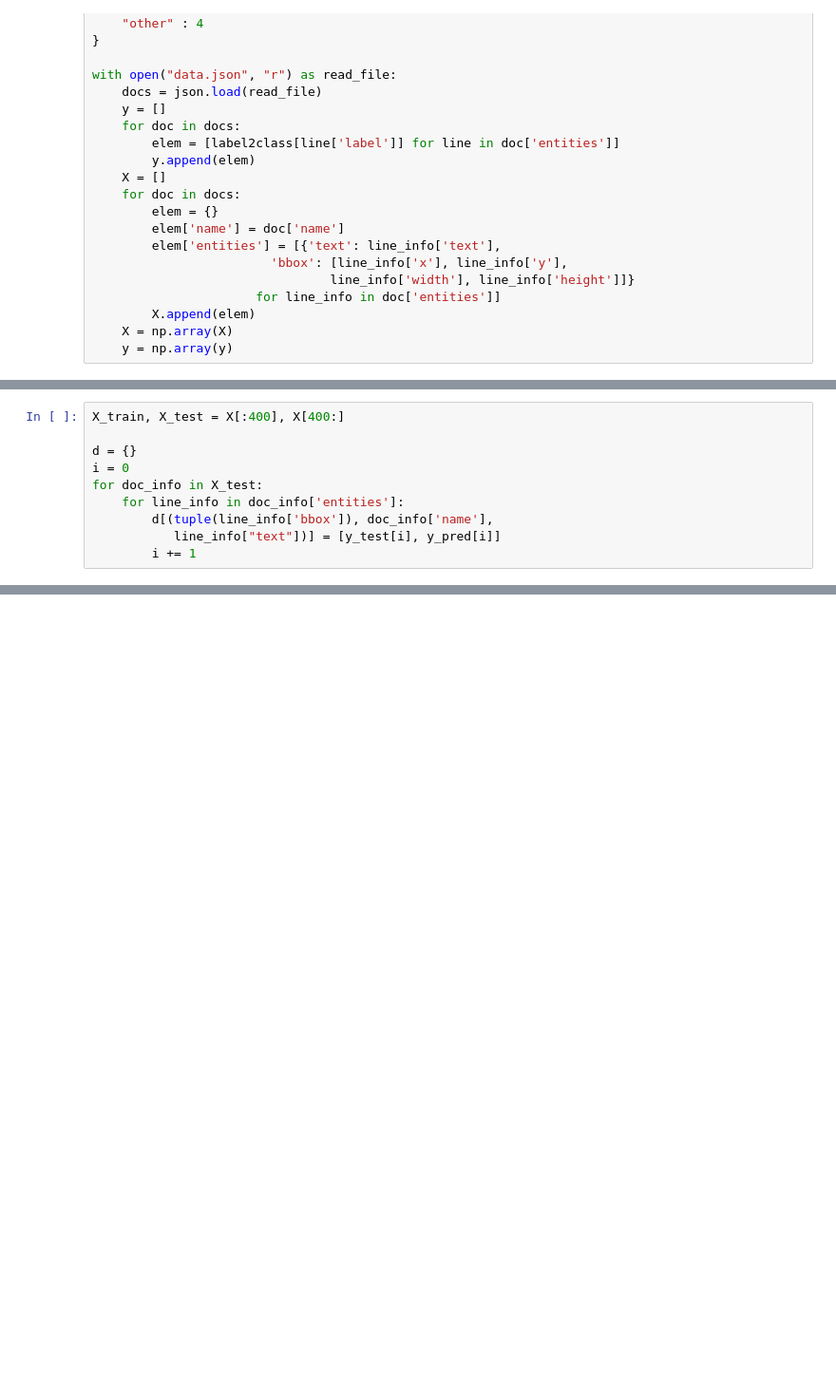
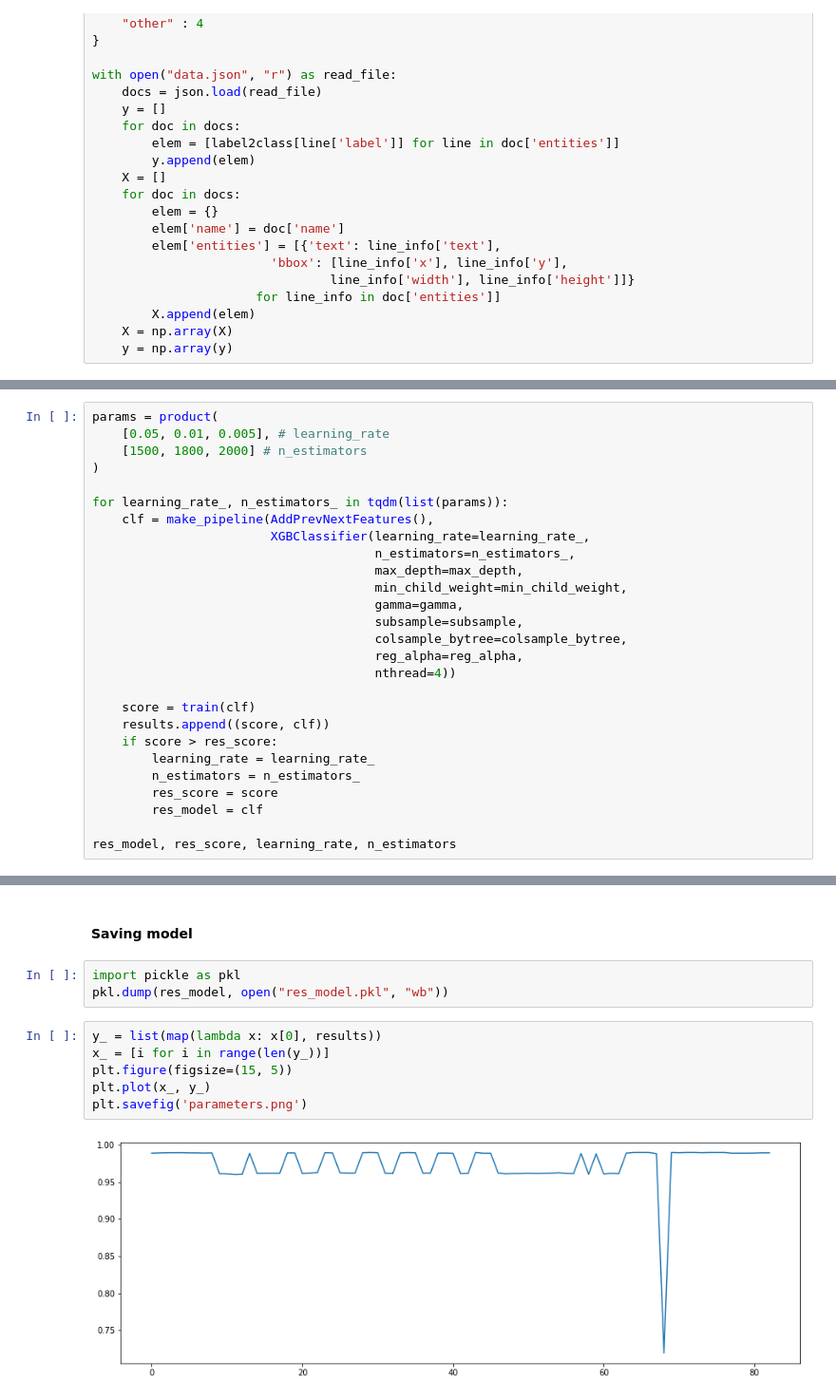
Before and after one commit to NastyBoget/document_structure_extraction, a Jupyter notebook: pipeline.ipynb, the cells around one changed output, grey strips where cells are left out. Shown at 95% size. Drawn from its saved outputs; the diff is of its cells as text; blank space fills up the shorter version.

```diff
--- a/pipeline.ipynb
+++ b/pipeline.ipynb
@@ -393,10 +303,0 @@ X_test [{"name": "doc_name", "entities": [{"text": "", "bbox": []}]}]
-# %%
-X_train, X_test = X[:400], X[400:]
-
-d = {}
-i = 0
-for doc_info in X_test:
-    for line_info in doc_info['entities']:
-        d[(tuple(line_info['bbox']), doc_info['name'],
-           line_info["text"])] = [y_test[i], y_pred[i]]
-        i += 1
@@ -440,0 +576,27 @@ for file_name, items in tqdm(grouped_by_dock.items()):
+# %%
+params = product(
+    [0.05, 0.01, 0.005], # learning_rate
+    [1500, 1800, 2000] # n_estimators
+)
+
+for learning_rate_, n_estimators_ in tqdm(list(params)):
+    clf = make_pipeline(AddPrevNextFeatures(),
+                        XGBClassifier(learning_rate=learning_rate_,
+                                      n_estimators=n_estimators_,
+                                      max_depth=max_depth,
+                                      min_child_weight=min_child_weight,
+                                      gamma=gamma,
+                                      subsample=subsample,
+                                      colsample_bytree=colsample_bytree,
+                                      reg_alpha=reg_alpha,
+                                      nthread=4))
+
+    score = train(clf)
+    results.append((score, clf))
+    if score > res_score:
+        learning_rate = learning_rate_
+        n_estimators = n_estimators_
+        res_score = score
+        res_model = clf
+
+res_model, res_score, learning_rate, n_estimators
@@ -440,0 +621,13 @@ for file_name, items in tqdm(grouped_by_dock.items()):
+# %% [markdown]
+#### Saving model
+# %%
+import pickle as pkl
+pkl.dump(res_model, open("res_model.pkl", "wb"))
+# %%
+y_ = list(map(lambda x: x[0], results))
+x_ = [i for i in range(len(y_))]
+plt.figure(figsize=(15, 5))
+plt.plot(x_, y_)
+plt.savefig('parameters.png')
+# %% [output]
+[figure, added]
```
Also changed, not shown: parts of 29 cells of this notebook, 2 other files.
